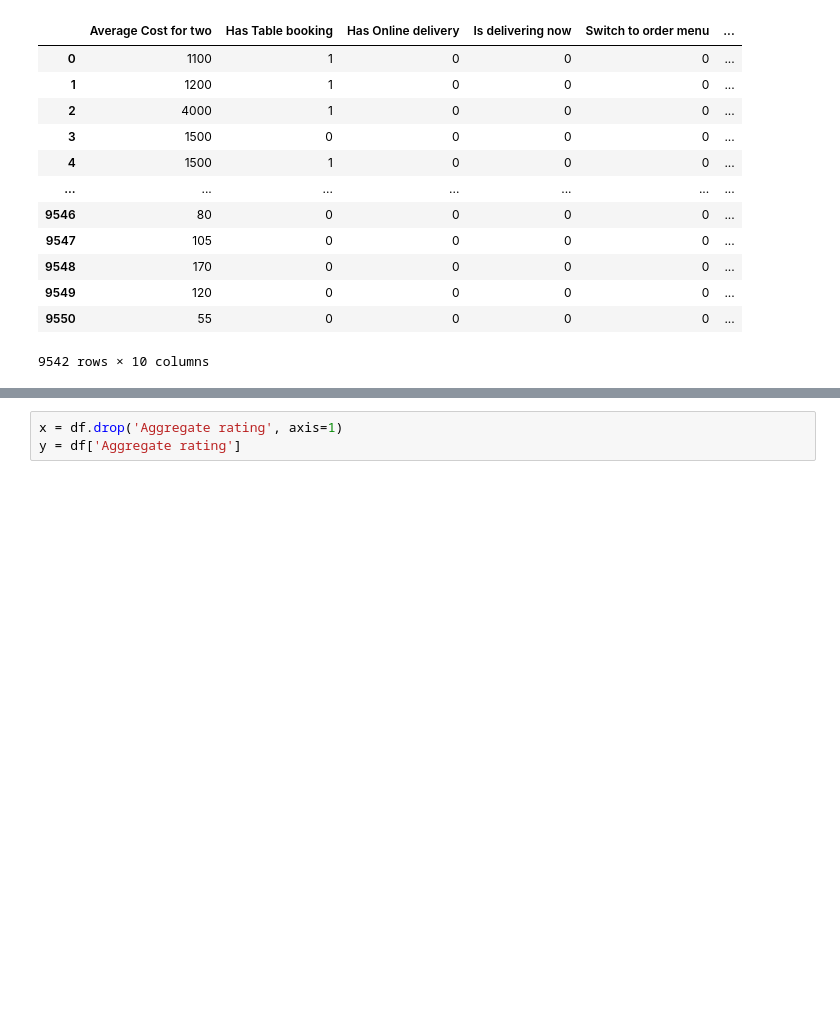
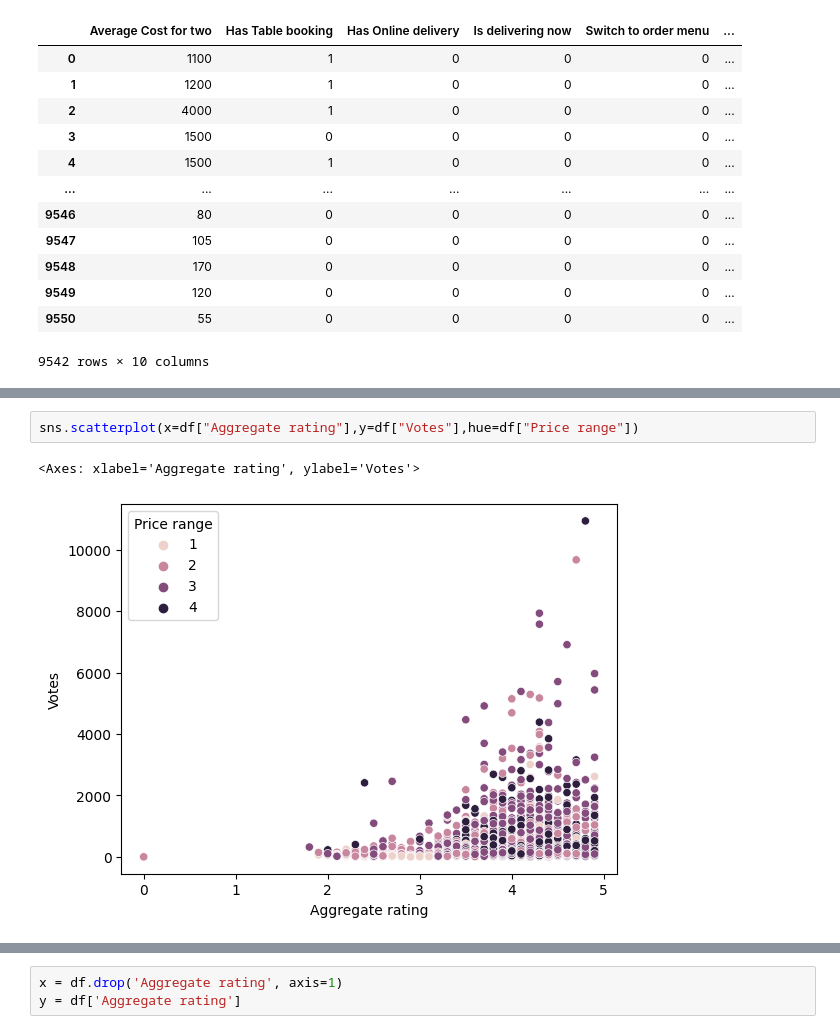
Before and after one commit to i-atul/Cognifyz-Machine-Learning-Internship, a Jupyter notebook: task1.ipynb, the cells around one changed output, grey strips where cells are left out. Drawn from its saved outputs; the diff is of its cells as text; blank space fills up the shorter version.

```diff
--- a/task1.ipynb
+++ b/task1.ipynb
@@ -207,0 +243,5 @@ df
+# %%
+sns.scatterplot(x=df["Aggregate rating"],y=df["Votes"],hue=df["Price range"])
+# %% [output]
+<Axes: xlabel='Aggregate rating', ylabel='Votes'>
+[figure, added]
```
Also changed, not shown: parts of 9 cells of this notebook.
